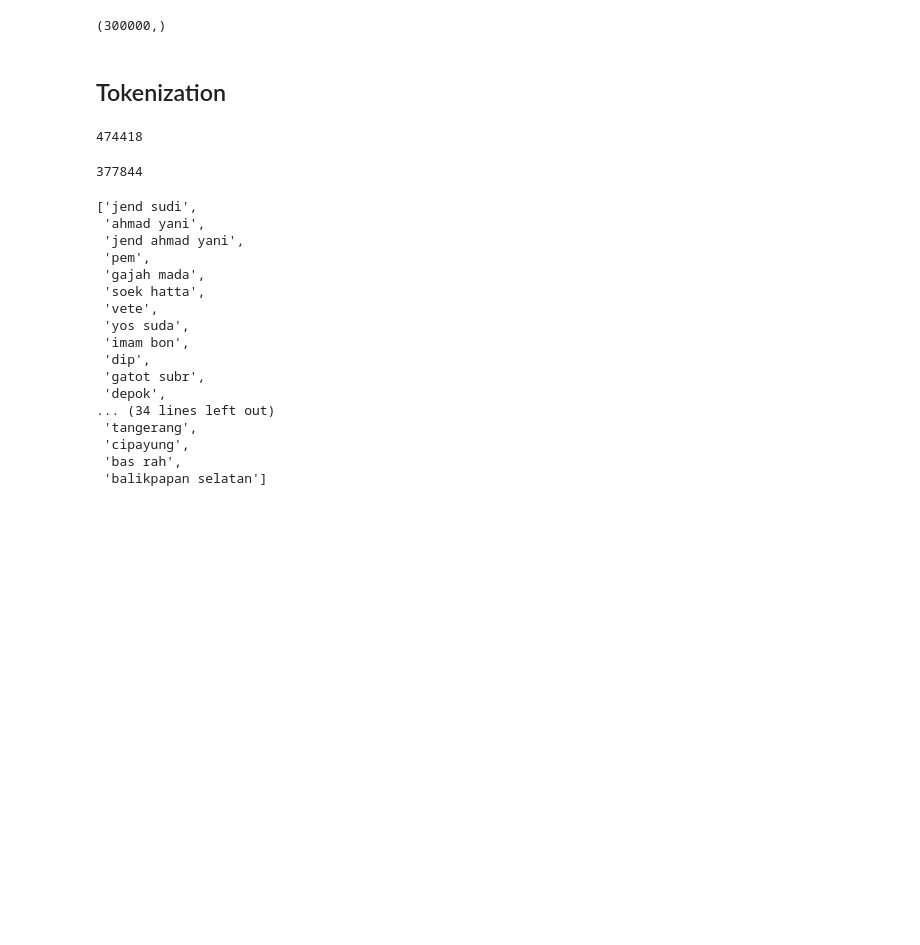
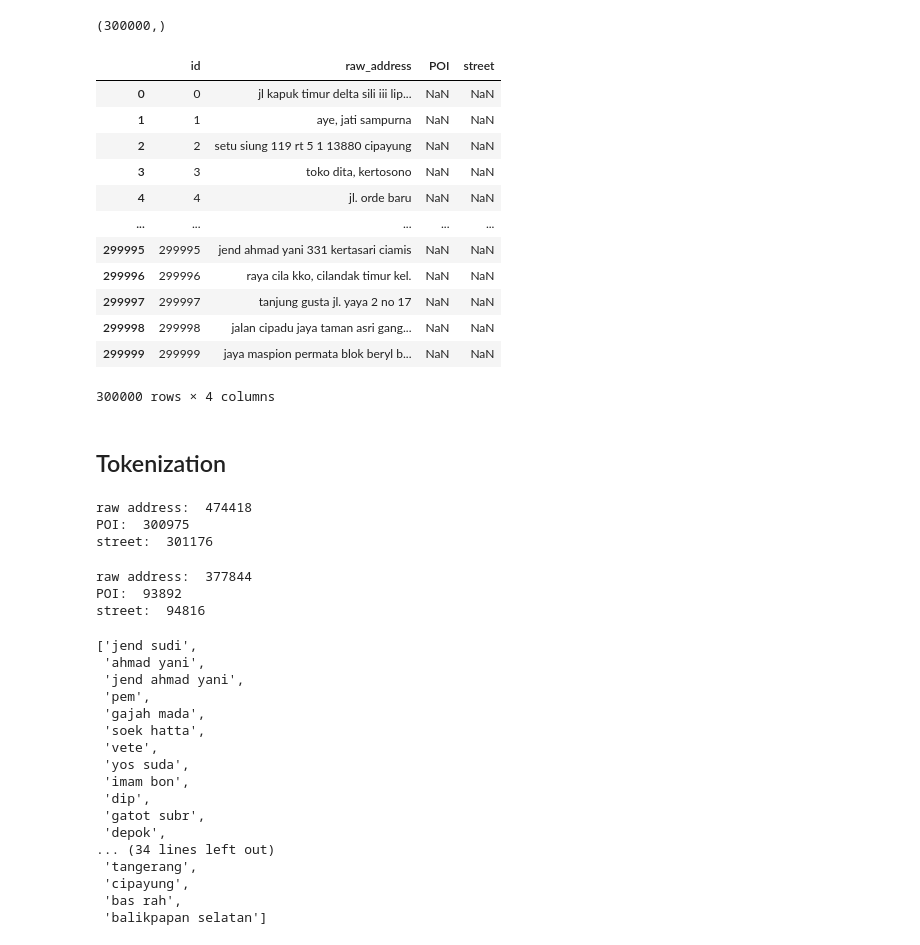
Before and after one commit to thinkofmia/Team-MIA-Shopee-Code-League-2021, a Jupyter notebook: 02 Address Elements Extraction/mia_da.ipynb, the cells around one changed output. Saved outputs shown, nothing was run; the diff lists cells and outputs as text; code cells hidden in the pictures; blank space fills up the shorter version.

Commit message:
Segregated poi and street

```diff
--- a/02 Address Elements Extraction/mia_da.ipynb
+++ b/02 Address Elements Extraction/mia_da.ipynb
@@ -93,6 +93,28 @@ df_train.loc[2:6]
 df_train.raw_address.shape
 # %% [output]
 (300000,)
+# %%
+splitedAddress = df_train['POI/street'].apply(lambda x: x.split('/'))
+df_train['POI'] = splitedAddress.apply(lambda x: x[0])
+df_train['street'] = splitedAddress.apply(lambda x: x[1])
+# %%
+df_train = pd.DataFrame(df_train, columns= ['id','raw_address','POI','street'])
+# %%
+df_train
+# %% [output]
+|  | id | raw_address | POI | street |
+| 0 | 0 | jl kapuk timur delta sili iii lip... | NaN | NaN |
+| 1 | 1 | aye, jati sampurna | NaN | NaN |
+| 2 | 2 | setu siung 119 rt 5 1 13880 cipayung | NaN | NaN |
+| 3 | 3 | toko dita, kertosono | NaN | NaN |
+| 4 | 4 | jl. orde baru | NaN | NaN |
+| ... | ... | ... | ... | ... |
+| 299995 | 299995 | jend ahmad yani 331 kertasari ciamis | NaN | NaN |
+| 299996 | 299996 | raya cila kko, cilandak timur kel. | NaN | NaN |
+| 299997 | 299997 | tanjung gusta jl. yaya 2 no 17 | NaN | NaN |
+| 299998 | 299998 | jalan cipadu jaya taman asri gang... | NaN | NaN |
+| 299999 | 299999 | jaya maspion permata blok beryl b... | NaN | NaN |
+300000 rows × 4 columns
 # %% [markdown]
 ## Tokenization
 # %%
@@ -110,12 +134,22 @@ train_tokens = tokenize(df_train)
 # %%
 #Number of tokens found
-len(train_tokens)
+print("raw address: ",len(trainX_tokens))
+print("POI: ",len(trainY1_tokens))
+print("street: ",len(trainY2_tokens))
 # %% [output]
-474418
+raw address:  474418
+POI:  300975
+street:  301176
 # %%
 # number of UNIQUE tokens found
-vocabulary = set(train_tokens)
-len(vocabulary)
+print("raw address: ",len(set(trainX_tokens)))
+print("POI: ",len(set(trainY1_tokens)))
+print("street: ",len(set(trainY2_tokens)))
+
+vocabulary = set(trainX_tokens)
+vocab_size = len(vocabulary)
 # %% [output]
-377844
+raw address:  377844
+POI:  93892
+street:  94816
 # %%
```
Also changed, not shown: parts of 16 cells of this notebook.
